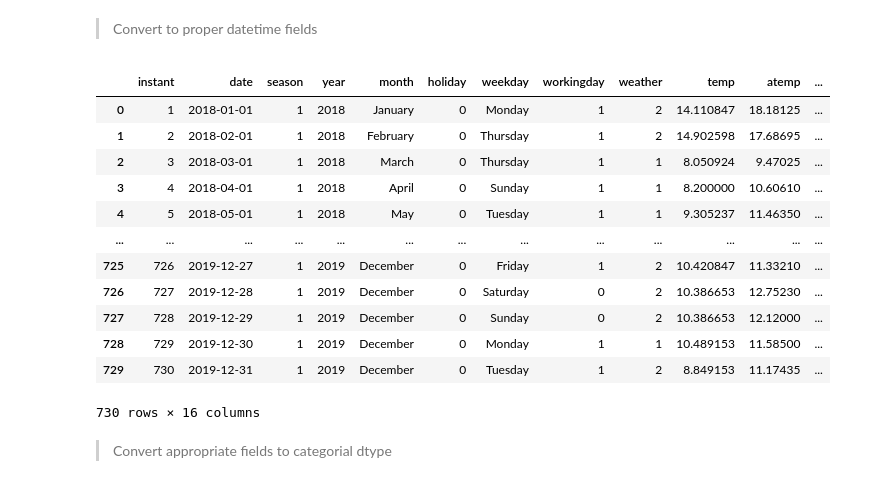
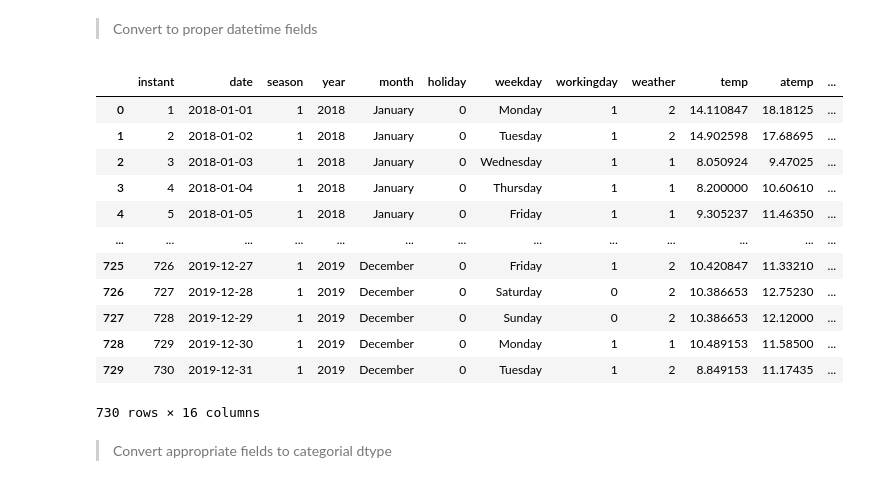
Before and after one commit to hitesh-pathak/DS_assessment, a Jupyter notebook: Bike_demand_data_pre_processing.ipynb, the cells around one changed output. Drawn from its saved outputs; the diff is of its cells as text; code cells hidden in the pictures.

```diff
--- a/Bike_demand_data_pre_processing.ipynb
+++ b/Bike_demand_data_pre_processing.ipynb
@@ -51,27 +51,26 @@ memory usage: 91.4+ KB
 # %%
 df = df.rename(columns={'weathersit':'weather',
                        'yr':'year',
                        'mnth':'month',
-                       'hr':'hour',
                        'hum':'humidity',
                        'cnt':'count',
                        'dteday':'date'})
 
-date = pd.DatetimeIndex(df['date'])
+date = pd.DatetimeIndex(df['date'], dayfirst=True)
 
 df['date'] = date.date
 df['year'] = date.year
 df['month'] = date.month_name()
 df['weekday'] = date.day_name()
 
 df
 # %% [output]
 |  | instant | date | season | year | month | holiday | weekday | workingday | weather | temp | atemp | ... |
 | 0 | 1 | 2018-01-01 | 1 | 2018 | January | 0 | Monday | 1 | 2 | 14.110847 | 18.18125 | ... |
-| 1 | 2 | 2018-02-01 | 1 | 2018 | February | 0 | Thursday | 1 | 2 | 14.902598 | 17.68695 | ... |
-| 2 | 3 | 2018-03-01 | 1 | 2018 | March | 0 | Thursday | 1 | 1 | 8.050924 | 9.47025 | ... |
-| 3 | 4 | 2018-04-01 | 1 | 2018 | April | 0 | Sunday | 1 | 1 | 8.200000 | 10.60610 | ... |
-| 4 | 5 | 2018-05-01 | 1 | 2018 | May | 0 | Tuesday | 1 | 1 | 9.305237 | 11.46350 | ... |
+| 1 | 2 | 2018-01-02 | 1 | 2018 | January | 0 | Tuesday | 1 | 2 | 14.902598 | 17.68695 | ... |
+| 2 | 3 | 2018-01-03 | 1 | 2018 | January | 0 | Wednesday | 1 | 1 | 8.050924 | 9.47025 | ... |
+| 3 | 4 | 2018-01-04 | 1 | 2018 | January | 0 | Thursday | 1 | 1 | 8.200000 | 10.60610 | ... |
+| 4 | 5 | 2018-01-05 | 1 | 2018 | January | 0 | Friday | 1 | 1 | 9.305237 | 11.46350 | ... |
 | ... | ... | ... | ... | ... | ... | ... | ... | ... | ... | ... | ... | ... |
 | 725 | 726 | 2019-12-27 | 1 | 2019 | December | 0 | Friday | 1 | 2 | 10.420847 | 11.33210 | ... |
 | 726 | 727 | 2019-12-28 | 1 | 2019 | December | 0 | Saturday | 0 | 2 | 10.386653 | 12.75230 | ... |
```
Also changed, not shown: parts of 4 cells of this notebook.
